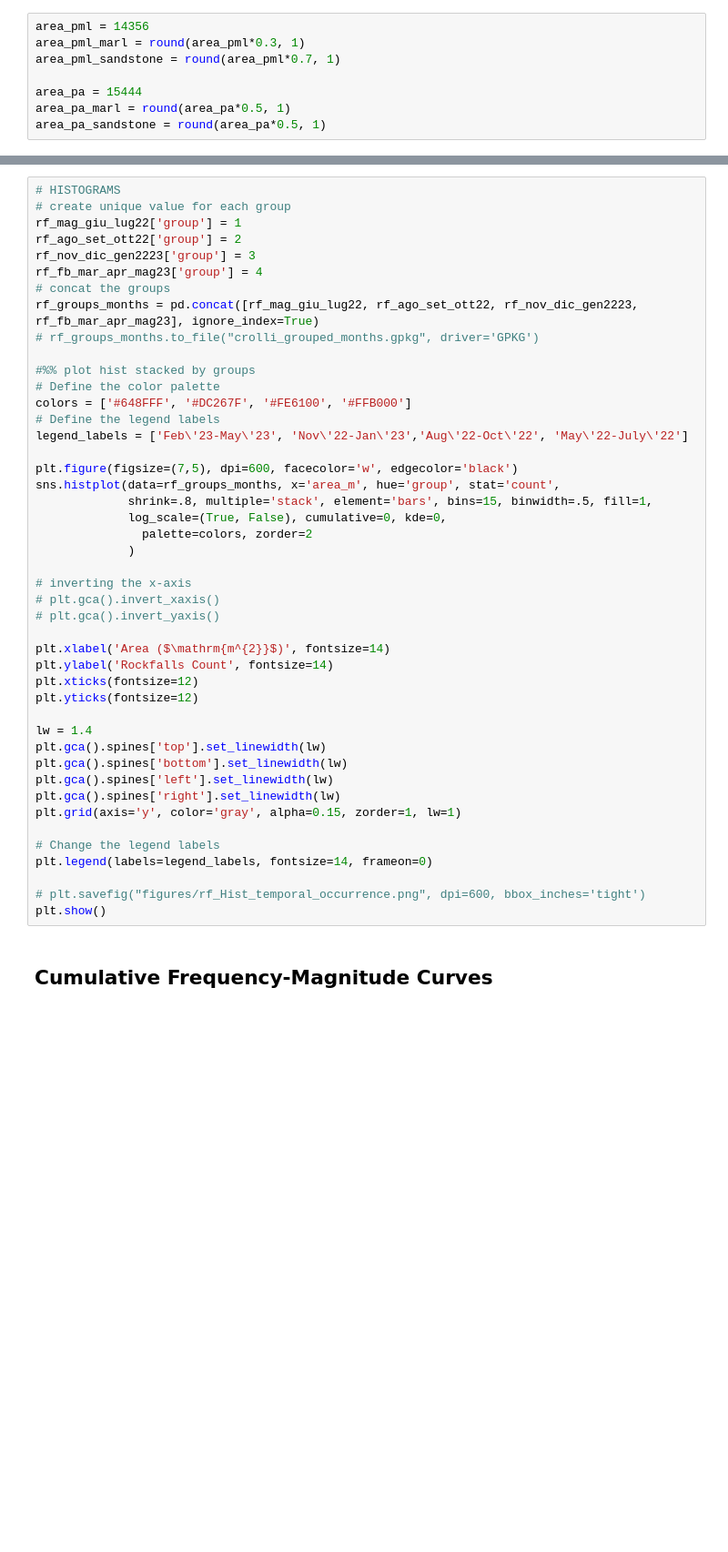
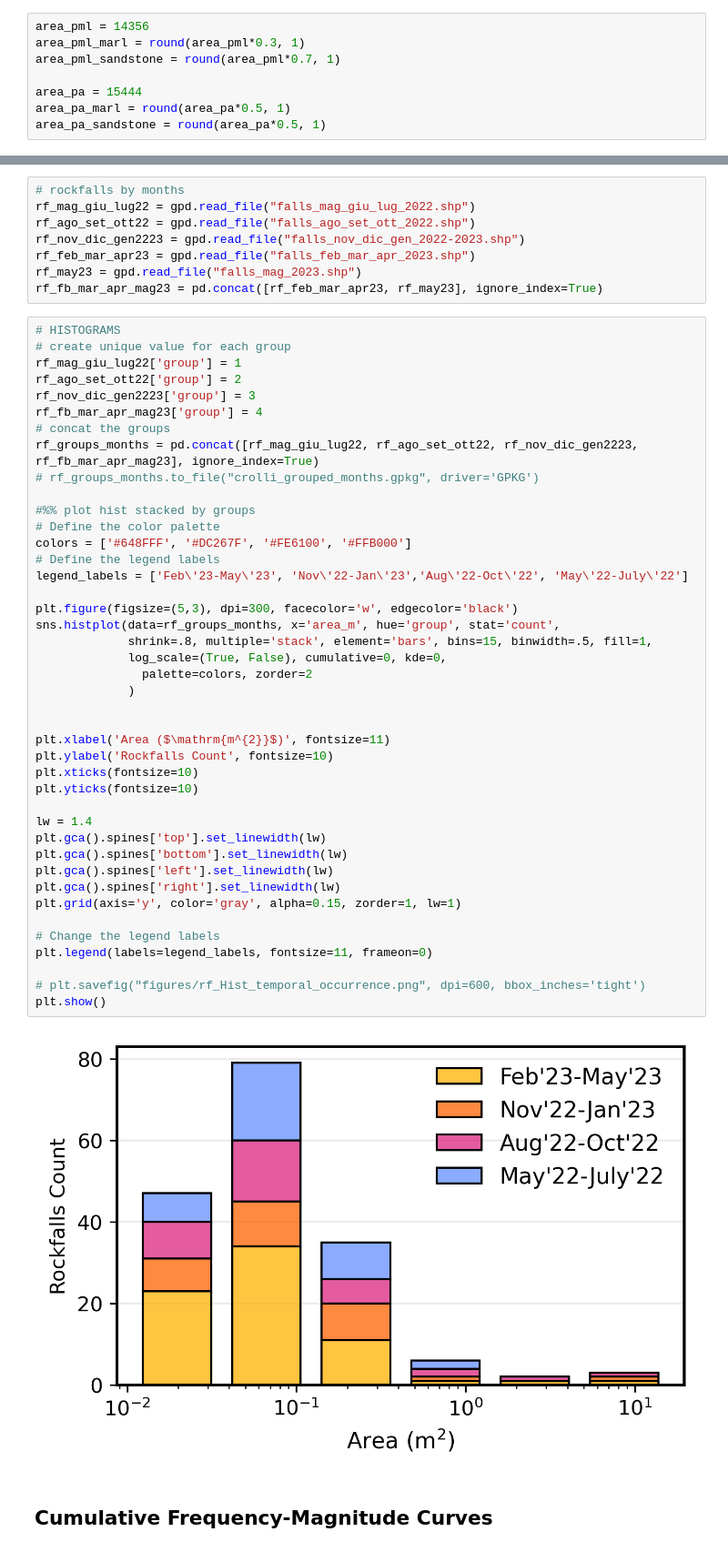
Before and after one commit to gmastrantoni/Image-based-spatiotemporal-rockfall-hazard, a Jupyter notebook: code/frequency_magnitude_estimation.ipynb, the cells around one changed output, grey strips where cells are left out. Shown at 91% size. Drawn from its saved outputs; the diff is of its cells as text; blank space fills up the shorter version.

```diff
--- a/code/frequency_magnitude_estimation.ipynb
+++ b/code/frequency_magnitude_estimation.ipynb
@@ -38,3 +56,11 @@ stat_lito = data.groupby('Litologia')['area_m'].describe()
+# %%
+# rockfalls by months
+rf_mag_giu_lug22 = gpd.read_file("falls_mag_giu_lug_2022.shp")
+rf_ago_set_ott22 = gpd.read_file("falls_ago_set_ott_2022.shp")
+rf_nov_dic_gen2223 = gpd.read_file("falls_nov_dic_gen_2022-2023.shp")
+rf_feb_mar_apr23 = gpd.read_file("falls_feb_mar_apr_2023.shp")
+rf_may23 = gpd.read_file("falls_mag_2023.shp")
+rf_fb_mar_apr_mag23 = pd.concat([rf_feb_mar_apr23, rf_may23], ignore_index=True)
 # %%
 # HISTOGRAMS
 # create unique value for each group
@@ -44,42 +70,41 @@ rf_nov_dic_gen2223['group'] = 3
 rf_fb_mar_apr_mag23['group'] = 4
 # concat the groups
 rf_groups_months = pd.concat([rf_mag_giu_lug22, rf_ago_set_ott22, rf_nov_dic_gen2223, rf_fb_mar_apr_mag23], ignore_index=True)
 # rf_groups_months.to_file("crolli_grouped_months.gpkg", driver='GPKG')
 
 #%% plot hist stacked by groups
 # Define the color palette
 colors = ['#648FFF', '#DC267F', '#FE6100', '#FFB000']
 # Define the legend labels
 legend_labels = ['Feb\'23-May\'23', 'Nov\'22-Jan\'23','Aug\'22-Oct\'22', 'May\'22-July\'22']
 
-plt.figure(figsize=(7,5), dpi=600, facecolor='w', edgecolor='black')
+plt.figure(figsize=(5,3), dpi=300, facecolor='w', edgecolor='black')
 sns.histplot(data=rf_groups_months, x='area_m', hue='group', stat='count',
              shrink=.8, multiple='stack', element='bars', bins=15, binwidth=.5, fill=1,
              log_scale=(True, False), cumulative=0, kde=0,
                palette=colors, zorder=2
              )
 
-# inverting the x-axis
-# plt.gca().invert_xaxis()
-# plt.gca().invert_yaxis()
 
-plt.xlabel('Area ($\mathrm{m^{2}}$)', fontsize=14)
-plt.ylabel('Rockfalls Count', fontsize=14)
-plt.xticks(fontsize=12)
-plt.yticks(fontsize=12)
+plt.xlabel('Area ($\mathrm{m^{2}}$)', fontsize=11)
+plt.ylabel('Rockfalls Count', fontsize=10)
+plt.xticks(fontsize=10)
+plt.yticks(fontsize=10)
 
 lw = 1.4
 plt.gca().spines['top'].set_linewidth(lw)
 plt.gca().spines['bottom'].set_linewidth(lw)
 plt.gca().spines['left'].set_linewidth(lw)
 plt.gca().spines['right'].set_linewidth(lw)
 plt.grid(axis='y', color='gray', alpha=0.15, zorder=1, lw=1)
 
 # Change the legend labels
-plt.legend(labels=legend_labels, fontsize=14, frameon=0)
+plt.legend(labels=legend_labels, fontsize=11, frameon=0)
 
 # plt.savefig("figures/rf_Hist_temporal_occurrence.png", dpi=600, bbox_inches='tight')
 plt.show()
+# %% [output]
+[figure, added]
 # %% [markdown]
 ## Cumulative Frequency-Magnitude Curves
 # %%
```
Also changed, not shown: parts of 6 cells of this notebook.
